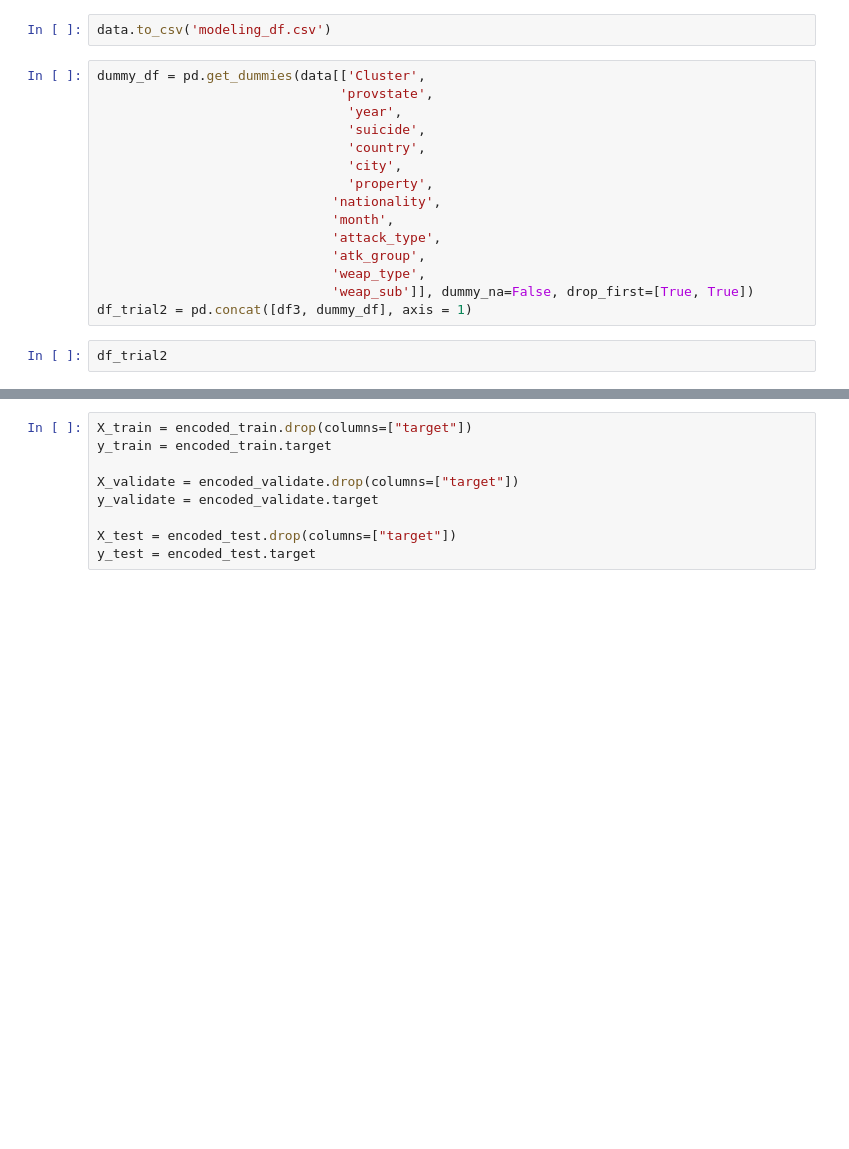
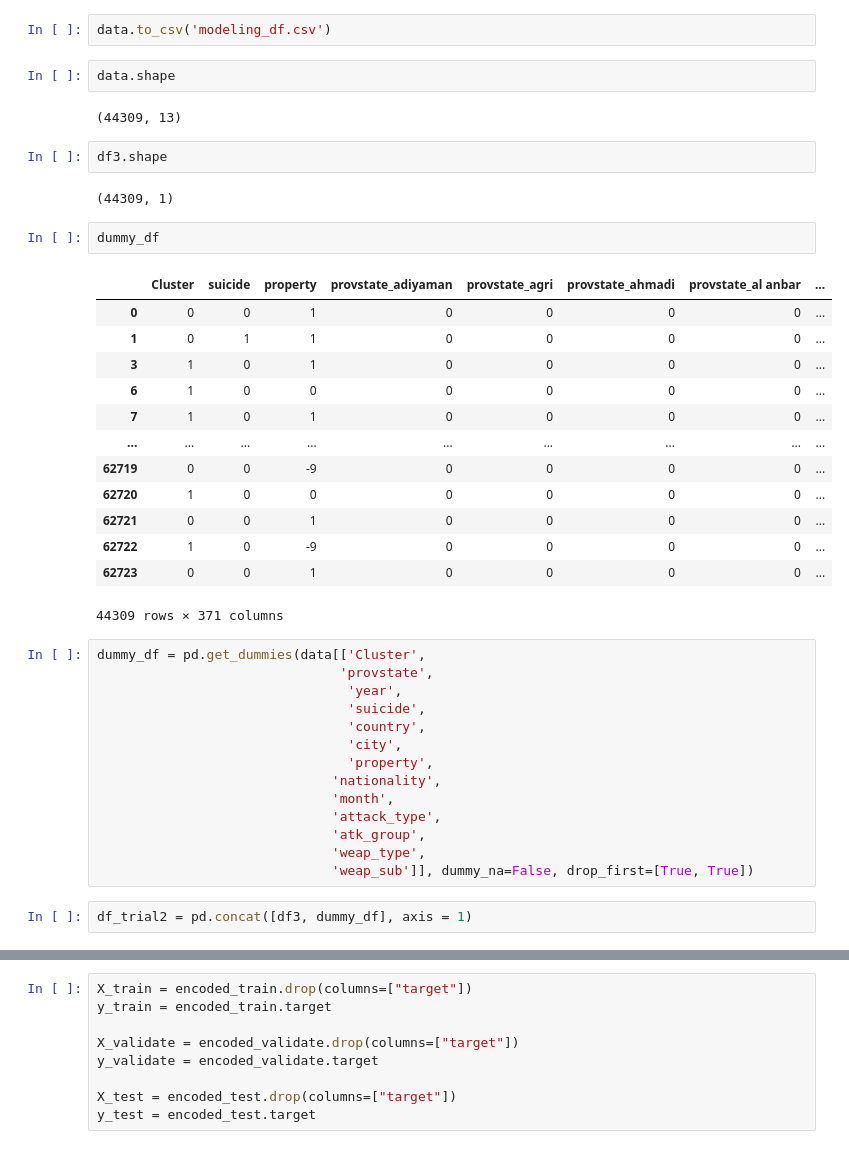
Before and after one commit to Predicting-Terrorism/predicting-terrorism, a Jupyter notebook: cody/modeling_notebook .ipynb, the cells around one changed output, grey strips where cells are left out. Cells and saved outputs as stored; diff of their text form; blank space fills up the shorter version.

```diff
--- a/cody/modeling_notebook .ipynb
+++ b/cody/modeling_notebook .ipynb
@@ -337,6 +337,30 @@ data
 44309 rows × 13 columns
 # %%
 data.to_csv('modeling_df.csv')
+# %%
+data.shape
+# %% [output]
+(44309, 13)
+# %%
+df3.shape
+# %% [output]
+(44309, 1)
+# %%
+dummy_df
+# %% [output]
+|  | Cluster | suicide | property | provstate_adiyaman | provstate_agri | provstate_ahmadi | provstate_al anbar | ... |
+| 0 | 0 | 0 | 1 | 0 | 0 | 0 | 0 | ... |
+| 1 | 0 | 1 | 1 | 0 | 0 | 0 | 0 | ... |
+| 3 | 1 | 0 | 1 | 0 | 0 | 0 | 0 | ... |
+| 6 | 1 | 0 | 0 | 0 | 0 | 0 | 0 | ... |
+| 7 | 1 | 0 | 1 | 0 | 0 | 0 | 0 | ... |
+| ... | ... | ... | ... | ... | ... | ... | ... | ... |
+| 62719 | 0 | 0 | -9 | 0 | 0 | 0 | 0 | ... |
+| 62720 | 1 | 0 | 0 | 0 | 0 | 0 | 0 | ... |
+| 62721 | 0 | 0 | 1 | 0 | 0 | 0 | 0 | ... |
+| 62722 | 1 | 0 | -9 | 0 | 0 | 0 | 0 | ... |
+| 62723 | 0 | 0 | 1 | 0 | 0 | 0 | 0 | ... |
+44309 rows × 371 columns
 # %%
 dummy_df = pd.get_dummies(data[['Cluster',
                                'provstate',
@@ -351,6 +375,5 @@ dummy_df = pd.get_dummies(data[['Cluster',
                               'atk_group',
                               'weap_type',
                               'weap_sub']], dummy_na=False, drop_first=[True, True])
-df_trial2 = pd.concat([df3, dummy_df], axis = 1)
-# %%
-df_trial2
+# %%
+df_trial2 = pd.concat([df3, dummy_df], axis = 1)
```
Also changed, not shown: parts of 4 cells of this notebook, 2 other files.
